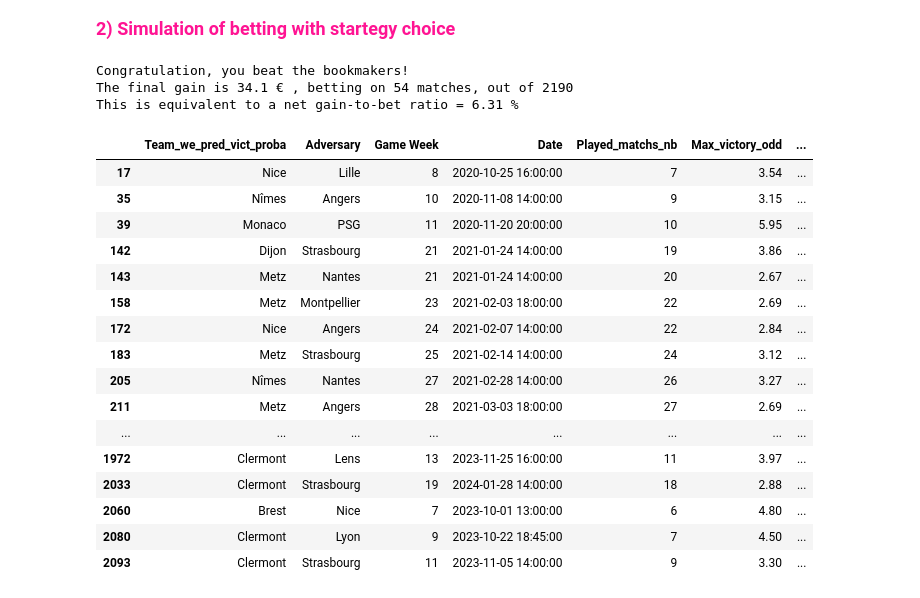
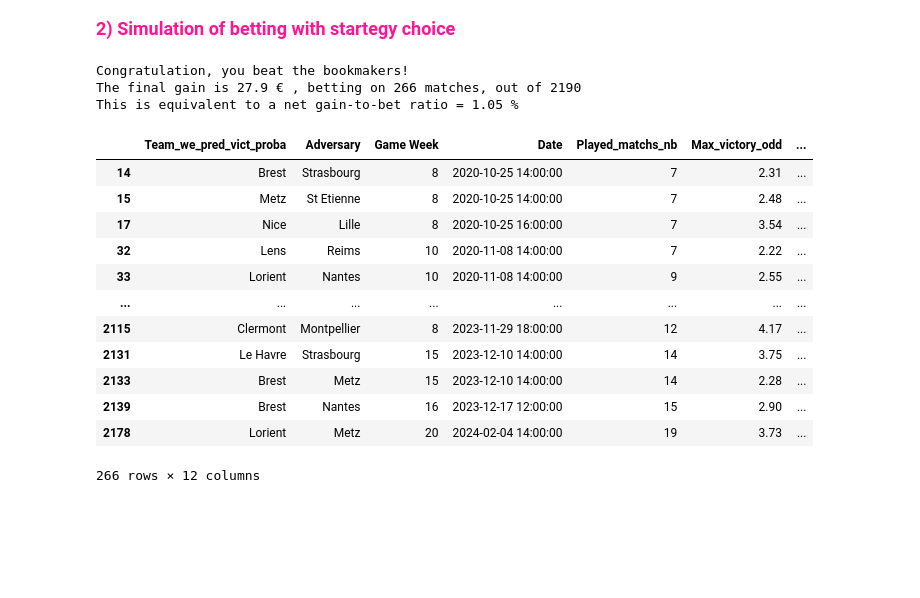
Before and after one commit to luc-polo/Football-probabilities-prediciton, a Jupyter notebook: notebooks/results_final.ipynb, the cells around one changed output. Cells and saved outputs as stored; diff of their text form; code cells hidden in the pictures; blank space fills up the shorter version.

```diff
--- a/notebooks/results_final.ipynb
+++ b/notebooks/results_final.ipynb
@@ -19,5 +16,5 @@ import useful_functions
 Importation of the dataset(s)
 # %%
 from pipeline import results
-proba_pred, Y_test, X_info = results.load_pred_proba("pipeline_pred_proba_and_Y_and_X_info", print_msg = True)
+proba_pred, Y_test, X_info = results.load_pred_proba("best_pipeline_results", print_msg = True)
 # %% [output]
@@ -75,32 +72,28 @@ display(odd_proba_pred_proba_compa_dataset_df)
 # %%
 #src.pipeline.results
 
 results_dataset = results.betting_simulation(compa_dataset = odd_proba_pred_proba_compa_dataset_df.copy(),
                            Y_0 = Y_test,
-                           proba_interval_0 = [0.2, 0.5],
-                           min_diff_with_odd_proba_0 = 0.09,
+                           proba_interval_0 = [0.05, 0.6],
+                           min_diff_with_odd_proba_0 = 0.05,
                            GW_interval_0 = [6, 37],
                            bet_0 = 10)
 
 display(results_dataset)
 # %% [output]
 Congratulation, you beat the bookmakers!
-The final gain is 34.1 € , betting on 54 matches, out of 2190
-This is equivalent to a net gain-to-bet ratio = 6.31 %
+The final gain is 27.9 € , betting on 266 matches, out of 2190
+This is equivalent to a net gain-to-bet ratio = 1.05 %
 |  | Team_we_pred_vict_proba | Adversary | Game Week | Date | Played_matchs_nb | Max_victory_odd | ... |
+| 14 | Brest | Strasbourg | 8 | 2020-10-25 14:00:00 | 7 | 2.31 | ... |
+| 15 | Metz | St Etienne | 8 | 2020-10-25 14:00:00 | 7 | 2.48 | ... |
 | 17 | Nice | Lille | 8 | 2020-10-25 16:00:00 | 7 | 3.54 | ... |
-| 35 | Nîmes | Angers | 10 | 2020-11-08 14:00:00 | 9 | 3.15 | ... |
-| 39 | Monaco | PSG | 11 | 2020-11-20 20:00:00 | 10 | 5.95 | ... |
-| 142 | Dijon | Strasbourg | 21 | 2021-01-24 14:00:00 | 19 | 3.86 | ... |
-| 143 | Metz | Nantes | 21 | 2021-01-24 14:00:00 | 20 | 2.67 | ... |
-| 158 | Metz | Montpellier | 23 | 2021-02-03 18:00:00 | 22 | 2.69 | ... |
-| 172 | Nice | Angers | 24 | 2021-02-07 14:00:00 | 22 | 2.84 | ... |
-| 183 | Metz | Strasbourg | 25 | 2021-02-14 14:00:00 | 24 | 3.12 | ... |
-| 205 | Nîmes | Nantes | 27 | 2021-02-28 14:00:00 | 26 | 3.27 | ... |
-| 211 | Metz | Angers | 28 | 2021-03-03 18:00:00 | 27 | 2.69 | ... |
+| 32 | Lens | Reims | 10 | 2020-11-08 14:00:00 | 7 | 2.22 | ... |
+| 33 | Lorient | Nantes | 10 | 2020-11-08 14:00:00 | 9 | 2.55 | ... |
 | ... | ... | ... | ... | ... | ... | ... | ... |
-| 1972 | Clermont | Lens | 13 | 2023-11-25 16:00:00 | 11 | 3.97 | ... |
-| 2033 | Clermont | Strasbourg | 19 | 2024-01-28 14:00:00 | 18 | 2.88 | ... |
-| 2060 | Brest | Nice | 7 | 2023-10-01 13:00:00 | 6 | 4.80 | ... |
-| 2080 | Clermont | Lyon | 9 | 2023-10-22 18:45:00 | 7 | 4.50 | ... |
-| 2093 | Clermont | Strasbourg | 11 | 2023-11-05 14:00:00 | 9 | 3.30 | ... |
+| 2115 | Clermont | Montpellier | 8 | 2023-11-29 18:00:00 | 12 | 4.17 | ... |
+| 2131 | Le Havre | Strasbourg | 15 | 2023-12-10 14:00:00 | 14 | 3.75 | ... |
+| 2133 | Brest | Metz | 15 | 2023-12-10 14:00:00 | 14 | 2.28 | ... |
+| 2139 | Brest | Nantes | 16 | 2023-12-17 12:00:00 | 15 | 2.90 | ... |
+| 2178 | Lorient | Metz | 20 | 2024-02-04 14:00:00 | 19 | 3.73 | ... |
+266 rows × 12 columns
```
Also changed, not shown: parts of 2 cells of this notebook, 11 other files.
